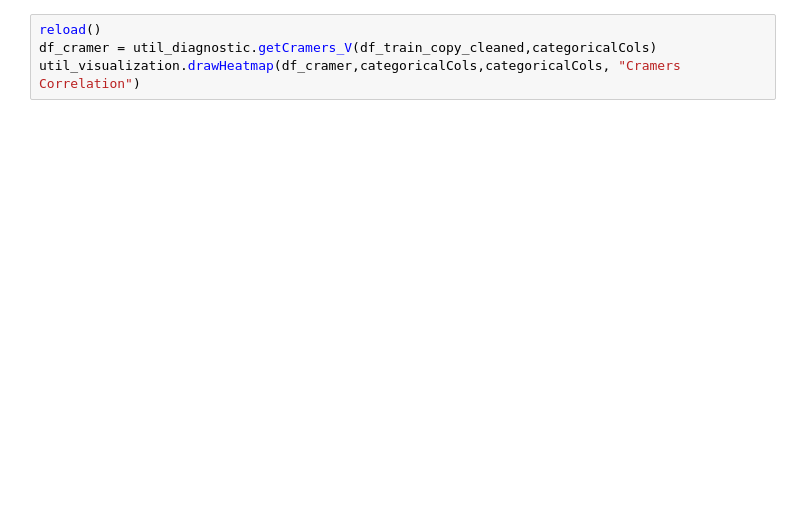
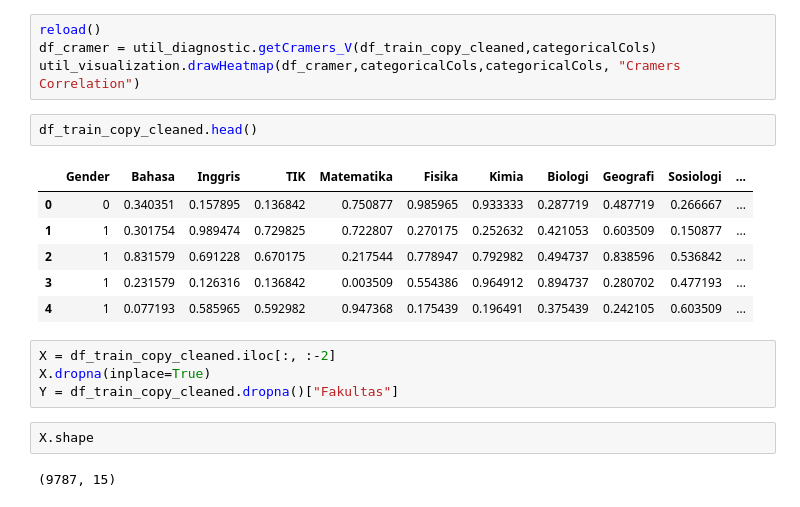
Before and after one commit to Xwyzworms/Diagnostic_Reasoning_HouseRent, a Jupyter notebook: Analisis_1.ipynb, the cells around one changed output. Saved outputs shown, nothing was run; the diff lists cells and outputs as text; blank space fills up the shorter version.

```diff
--- a/Analisis_1.ipynb
+++ b/Analisis_1.ipynb
@@ -450,3 +450,20 @@ Correlation Matrix for cramers
 reload()
 df_cramer = util_diagnostic.getCramers_V(df_train_copy_cleaned,categoricalCols)
 util_visualization.drawHeatmap(df_cramer,categoricalCols,categoricalCols, "Cramers Correlation")
+# %%
+df_train_copy_cleaned.head()
+# %% [output]
+|  | Gender | Bahasa | Inggris | TIK | Matematika | Fisika | Kimia | Biologi | Geografi | Sosiologi | ... |
+| 0 | 0 | 0.340351 | 0.157895 | 0.136842 | 0.750877 | 0.985965 | 0.933333 | 0.287719 | 0.487719 | 0.266667 | ... |
+| 1 | 1 | 0.301754 | 0.989474 | 0.729825 | 0.722807 | 0.270175 | 0.252632 | 0.421053 | 0.603509 | 0.150877 | ... |
+| 2 | 1 | 0.831579 | 0.691228 | 0.670175 | 0.217544 | 0.778947 | 0.792982 | 0.494737 | 0.838596 | 0.536842 | ... |
+| 3 | 1 | 0.231579 | 0.126316 | 0.136842 | 0.003509 | 0.554386 | 0.964912 | 0.894737 | 0.280702 | 0.477193 | ... |
+| 4 | 1 | 0.077193 | 0.585965 | 0.592982 | 0.947368 | 0.175439 | 0.196491 | 0.375439 | 0.242105 | 0.603509 | ... |
+# %%
+X = df_train_copy_cleaned.iloc[:, :-2]
+X.dropna(inplace=True)
+Y = df_train_copy_cleaned.dropna()["Fakultas"]
+# %%
+X.shape
+# %% [output]
+(9787, 15)
```
Also changed, not shown: parts of 9 cells of this notebook, 1 other file.
